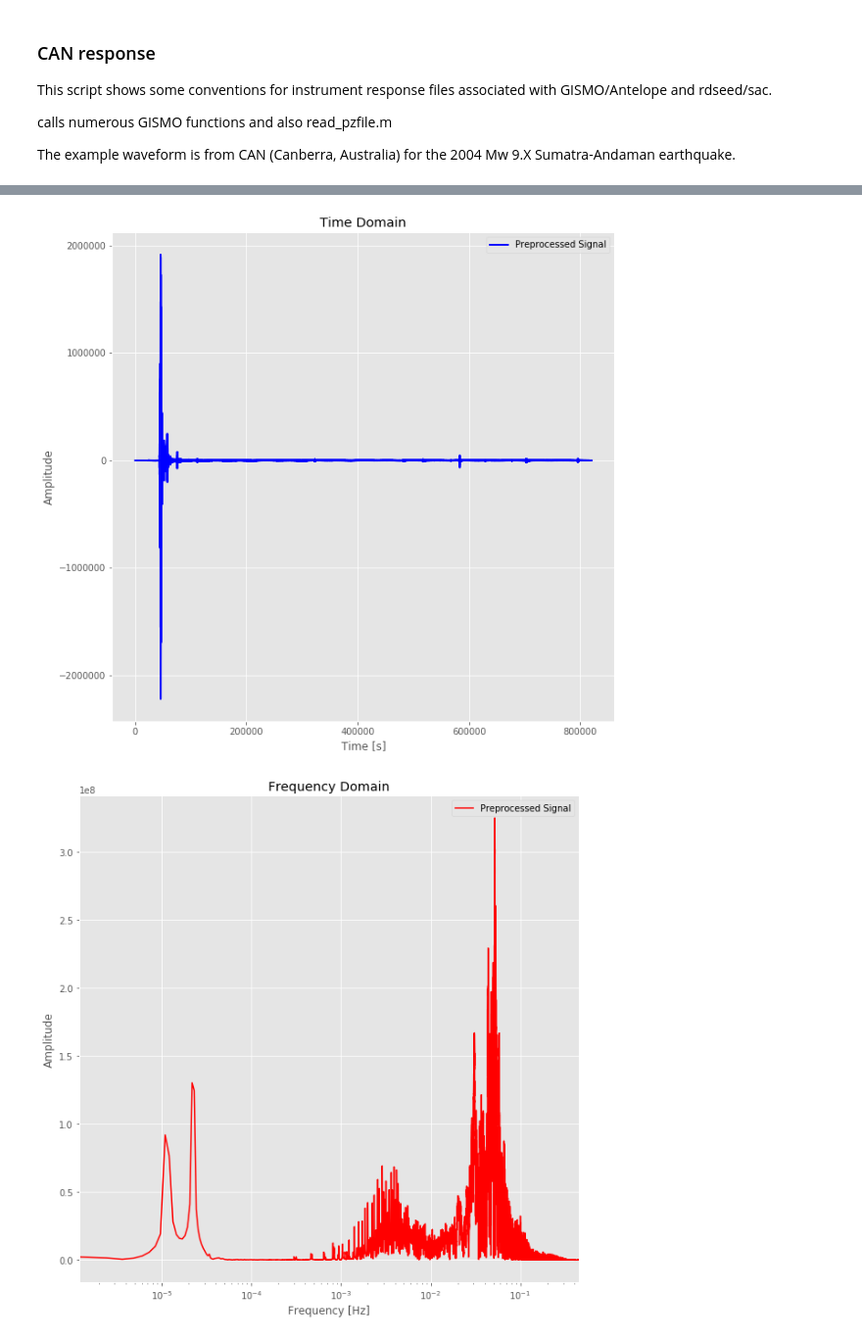
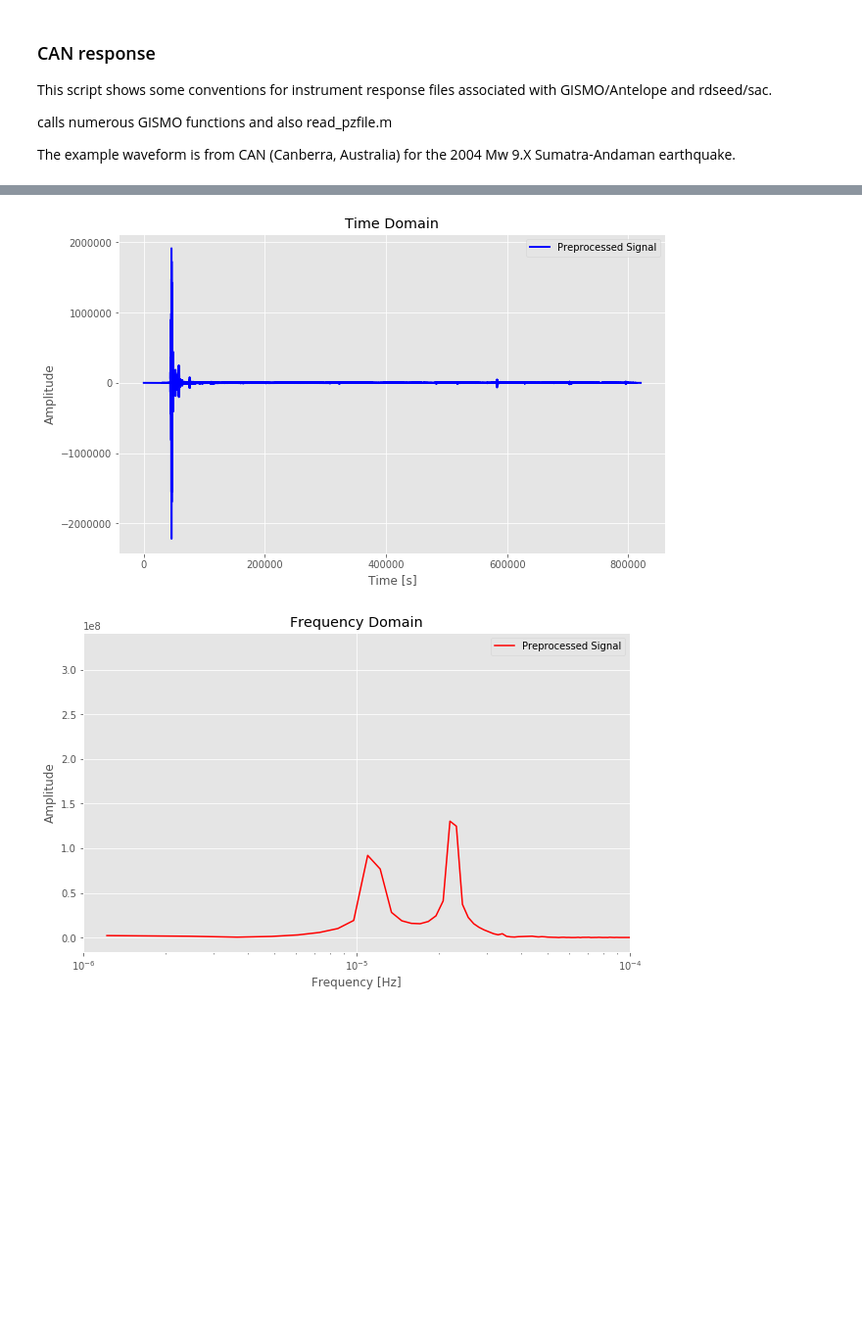
Before and after one commit to heinerigel/2017-JupyterNotebooksForGeophysics, a Jupyter notebook: Notebooks/05_SumatraEarthquake/Sumatra_PartA/CAN_response.ipynb, the cells around one changed output, grey strips where cells are left out. Shown at 98% size. Cells and saved outputs as stored; diff of their text form; code cells hidden in the pictures; blank space fills up the shorter version.

Commit message:
changed CAN_response and added CAN_noise

```diff
--- a/Notebooks/05_SumatraEarthquake/Sumatra_PartA/CAN_response.ipynb
+++ b/Notebooks/05_SumatraEarthquake/Sumatra_PartA/CAN_response.ipynb
@@ -46,15 +46,17 @@ import glob
 import wave
 import struct
 plt.style.use('ggplot')
-plt.rcParams['figure.figsize'] = 10, 10
+plt.rcParams['figure.figsize'] = 10, 6
 plt.rcParams['lines.linewidth'] = 1
 # %%
 # Getting the waveforms
 
 client = Client("IRIS")
-t = UTCDateTime("2004-12-26T01:00:0.0")
+t = UTCDateTime("2004-12-26T00:58:53.0")
+starttime = t-(12*3600) # half day before the earthquake
+endtime = t+(9*24*3600) # 9 days after the earthquake
 
-st = client.get_waveforms("G", "CAN", "*", "LHZ", t-(12*3600), t+(9*24*3600), attach_response=True)
+st = client.get_waveforms("G", "CAN", "*", "LHZ", starttime, endtime, attach_response=True)
 print(st)
 
 st.plot()
@@ -87,35 +89,37 @@ nsec = npts/df                        # sampling time
 fNy = df / 2.0                        # Nyquist frequency
 time = np.linspace(0,nsec,(nsec*df))  # time axis for plotting
 
 y  = can[0].data                      # set up signal
 
 # Taper
 taper_percentage = 0.1                          # Percentage of tapering applied to signal
 taper = cosine_taper(npts,taper_percentage)    # Define cosine taper to be used
 y_taper = y * taper                         # Taper signal
 
 # Detrend Signal
 y_detrend = detrend(y_taper, 'linear')
 
 # Frequency Domain
 y_fnew = np.fft.rfft(y_detrend)
 
 # Plot the result
+# Plot in Time Domain
 freq = np.linspace(0, fNy, len(y_fnew))         # Frequency axis for plotting
-plt.plot(time, y_detrend, 'b', label="Preprocessed Signal", lw=2) # Plot in Time Domain
+plt.plot(time, y_detrend, 'b', label="Preprocessed Signal", lw=2)
 plt.legend()
 plt.title('Time Domain')
 plt.xlabel('Time [s]')
 plt.ylabel('Amplitude')
 plt.show()
 
-plt.semilogx(freq, abs(y_fnew), 'r', label="Preprocessed Signal", lw=1.5) # Plot in Frequency Domain
+# Plot in Frequency Domain (Frequency Spectrum)
+plt.semilogx(freq, abs(y_fnew), 'r', label="Preprocessed Signal", lw=1.5)
 plt.legend()
 plt.title('Frequency Domain')
 plt.xlabel('Frequency [Hz]')
 plt.ylabel('Amplitude')
-plt.xlim(0.0, 0.45)
+plt.xlim(1E-6, 1E-4) # limited to lower frquencies
 plt.show()
 # %% [output]
-[figure, old version]
+[figure, new version]
-[figure, old version]
+[figure, new version]
```
Also changed, not shown: parts of 6 cells of this notebook, 2 other files.
